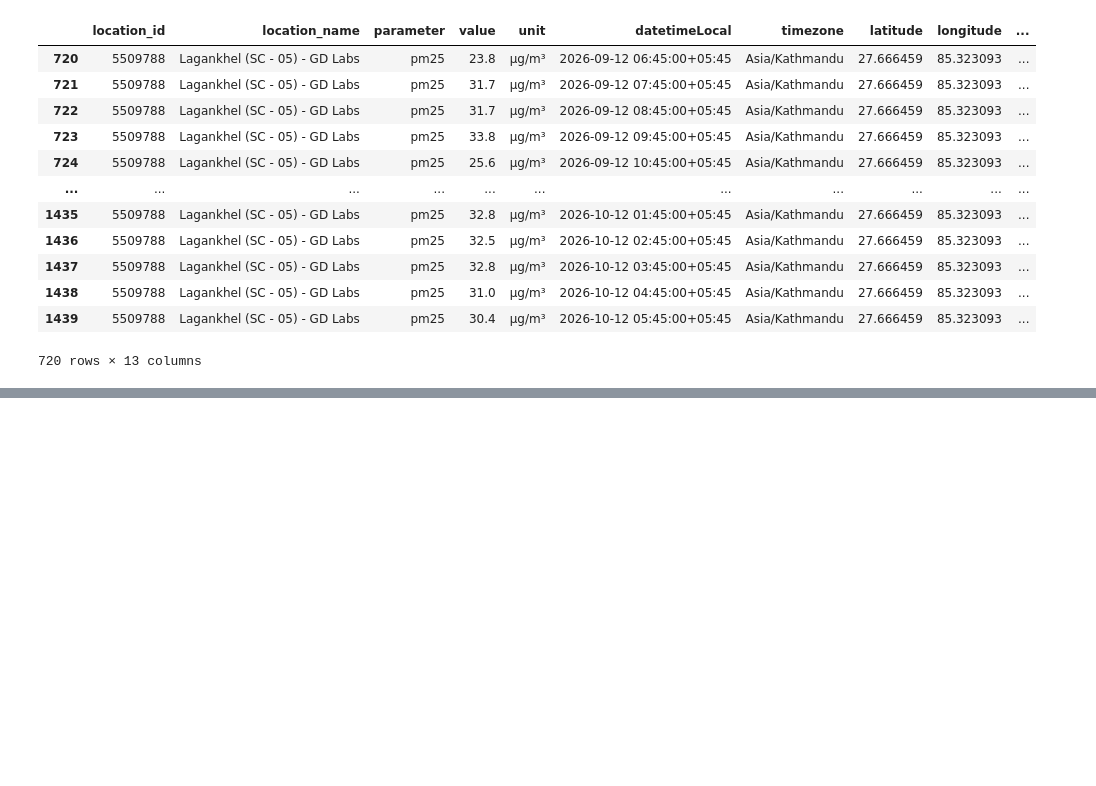
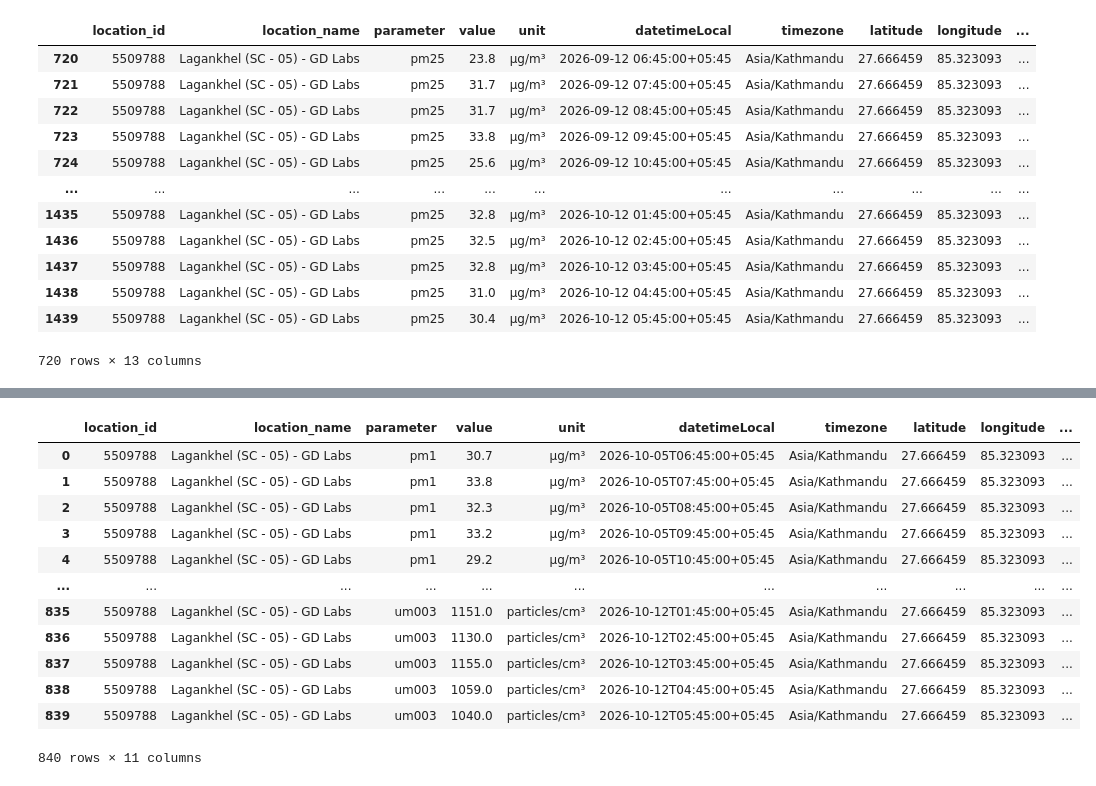
Before and after one commit to Laxmination/Kathmandu-PM2.5-Forecasting, a Jupyter notebook: OpenAQdatasetCleaning/Lagankhel data cleaning.ipynb, the cells around one changed output, grey strips where cells are left out. Cells and saved outputs as stored; diff of their text form; code cells hidden in the pictures; blank space fills up the shorter version.

Commit message:
Lagankhel last 7 days data cleaning

```diff
--- a/OpenAQdatasetCleaning/Lagankhel data cleaning.ipynb
+++ b/OpenAQdatasetCleaning/Lagankhel data cleaning.ipynb
@@ -208,0 +211,3 @@ cleaned1.to_csv('cleaned_LagankhelLast30days.csv', index=False)
+# %%
+df7 = pd.read_csv('Lagankhel_last1week.csv')
+df7.info()
@@ -208,0 +251,17 @@ cleaned1.to_csv('cleaned_LagankhelLast30days.csv', index=False)
+# %%
+cleaned2 =df7.drop(columns=['country_iso', 'isMobile', 'isMonitor', 'datetimeUtc'], inplace=False)
+cleaned2
+# %% [output]
+|  | location_id | location_name | parameter | value | unit | datetimeLocal | timezone | latitude | longitude | ... |
+| 0 | 5509788 | Lagankhel (SC - 05) - GD Labs | pm1 | 30.7 | µg/m³ | 2026-10-05T06:45:00+05:45 | Asia/Kathmandu | 27.666459 | 85.323093 | ... |
+| 1 | 5509788 | Lagankhel (SC - 05) - GD Labs | pm1 | 33.8 | µg/m³ | 2026-10-05T07:45:00+05:45 | Asia/Kathmandu | 27.666459 | 85.323093 | ... |
+| 2 | 5509788 | Lagankhel (SC - 05) - GD Labs | pm1 | 32.3 | µg/m³ | 2026-10-05T08:45:00+05:45 | Asia/Kathmandu | 27.666459 | 85.323093 | ... |
+| 3 | 5509788 | Lagankhel (SC - 05) - GD Labs | pm1 | 33.2 | µg/m³ | 2026-10-05T09:45:00+05:45 | Asia/Kathmandu | 27.666459 | 85.323093 | ... |
+| 4 | 5509788 | Lagankhel (SC - 05) - GD Labs | pm1 | 29.2 | µg/m³ | 2026-10-05T10:45:00+05:45 | Asia/Kathmandu | 27.666459 | 85.323093 | ... |
+| ... | ... | ... | ... | ... | ... | ... | ... | ... | ... | ... |
+| 835 | 5509788 | Lagankhel (SC - 05) - GD Labs | um003 | 1151.0 | particles/cm³ | 2026-10-12T01:45:00+05:45 | Asia/Kathmandu | 27.666459 | 85.323093 | ... |
+| 836 | 5509788 | Lagankhel (SC - 05) - GD Labs | um003 | 1130.0 | particles/cm³ | 2026-10-12T02:45:00+05:45 | Asia/Kathmandu | 27.666459 | 85.323093 | ... |
+| 837 | 5509788 | Lagankhel (SC - 05) - GD Labs | um003 | 1155.0 | particles/cm³ | 2026-10-12T03:45:00+05:45 | Asia/Kathmandu | 27.666459 | 85.323093 | ... |
+| 838 | 5509788 | Lagankhel (SC - 05) - GD Labs | um003 | 1059.0 | particles/cm³ | 2026-10-12T04:45:00+05:45 | Asia/Kathmandu | 27.666459 | 85.323093 | ... |
+| 839 | 5509788 | Lagankhel (SC - 05) - GD Labs | um003 | 1040.0 | particles/cm³ | 2026-10-12T05:45:00+05:45 | Asia/Kathmandu | 27.666459 | 85.323093 | ... |
+840 rows × 11 columns
```
Also changed, not shown: parts of 6 cells of this notebook, 1 other file.
